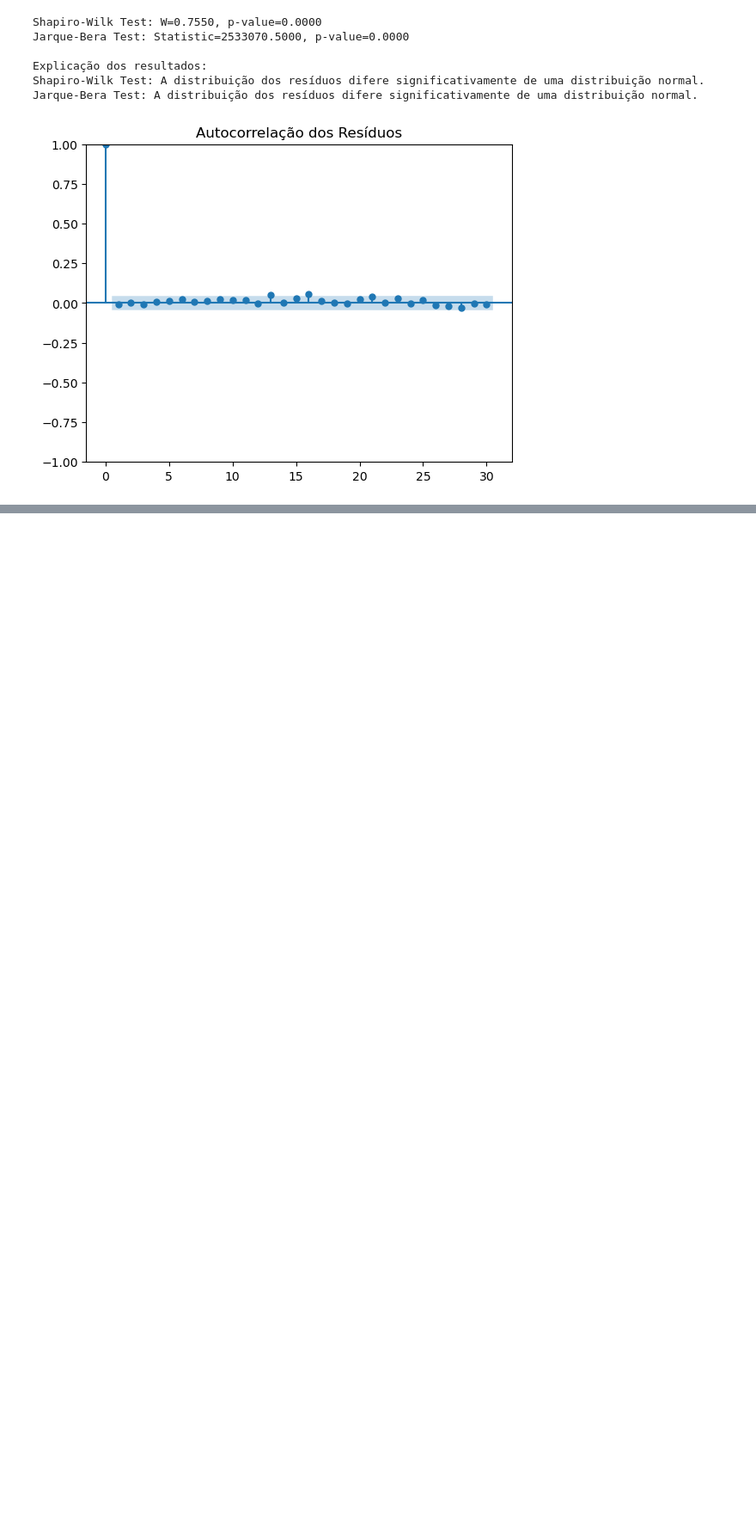
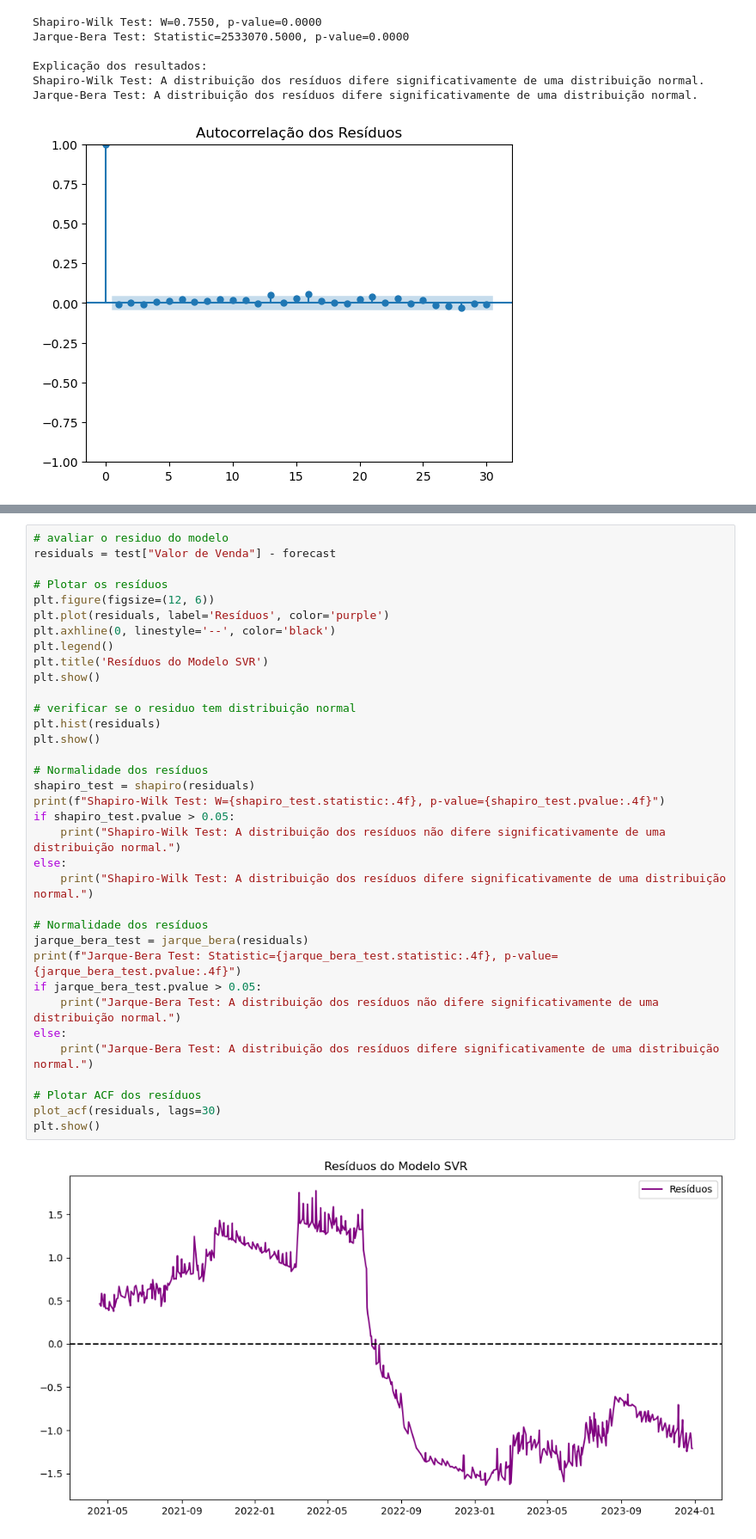
Before and after one commit to ivoaraujo17/series_temporais, a Jupyter notebook: gasolina_paraiba.ipynb, the cells around one changed output, grey strips where cells are left out. Shown: that part at 86% size. Drawn from its saved outputs; the diff is of its cells as text; blank space fills up the shorter version.

```diff
--- a/Untitled.ipynb
+++ b/gasolina_paraiba.ipynb
@@ -324,0 +334,37 @@ KernelRidge                                 -9.03      -9.01  3.91        0.12
+# %%
+# avaliar o residuo do modelo
+residuals = test["Valor de Venda"] - forecast
+
+# Plotar os resíduos
+plt.figure(figsize=(12, 6))
+plt.plot(residuals, label='Resíduos', color='purple')
+plt.axhline(0, linestyle='--', color='black')
+plt.legend()
+plt.title('Resíduos do Modelo SVR')
+plt.show()
+
+# verificar se o residuo tem distribuição normal
+plt.hist(residuals)
+plt.show()
+
+# Normalidade dos resíduos
+shapiro_test = shapiro(residuals)
+print(f"Shapiro-Wilk Test: W={shapiro_test.statistic:.4f}, p-value={shapiro_test.pvalue:.4f}")
+if shapiro_test.pvalue > 0.05:
+    print("Shapiro-Wilk Test: A distribuição dos resíduos não difere significativamente de uma distribuição normal.")
+else:
+    print("Shapiro-Wilk Test: A distribuição dos resíduos difere significativamente de uma distribuição normal.")
+
+# Normalidade dos resíduos
+jarque_bera_test = jarque_bera(residuals)
+print(f"Jarque-Bera Test: Statistic={jarque_bera_test.statistic:.4f}, p-value={jarque_bera_test.pvalue:.4f}")
+if jarque_bera_test.pvalue > 0.05:
+    print("Jarque-Bera Test: A distribuição dos resíduos não difere significativamente de uma distribuição normal.")
+else:
+    print("Jarque-Bera Test: A distribuição dos resíduos difere significativamente de uma distribuição normal.")
+
+# Plotar ACF dos resíduos
+plot_acf(residuals, lags=30)
+plt.show()
+# %% [output]
+[figure, added]
```
Also changed, not shown: parts of 23 cells of this notebook.
